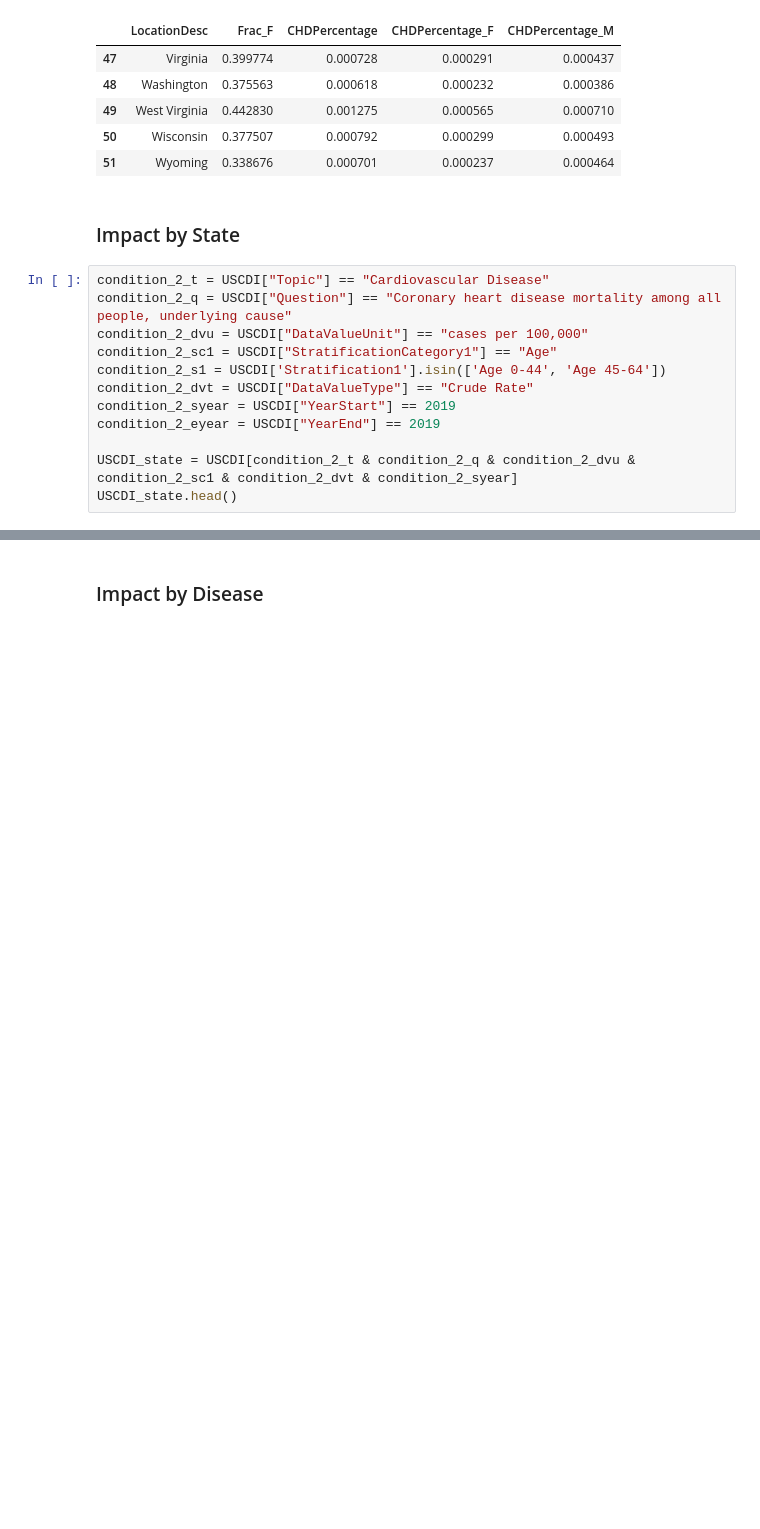
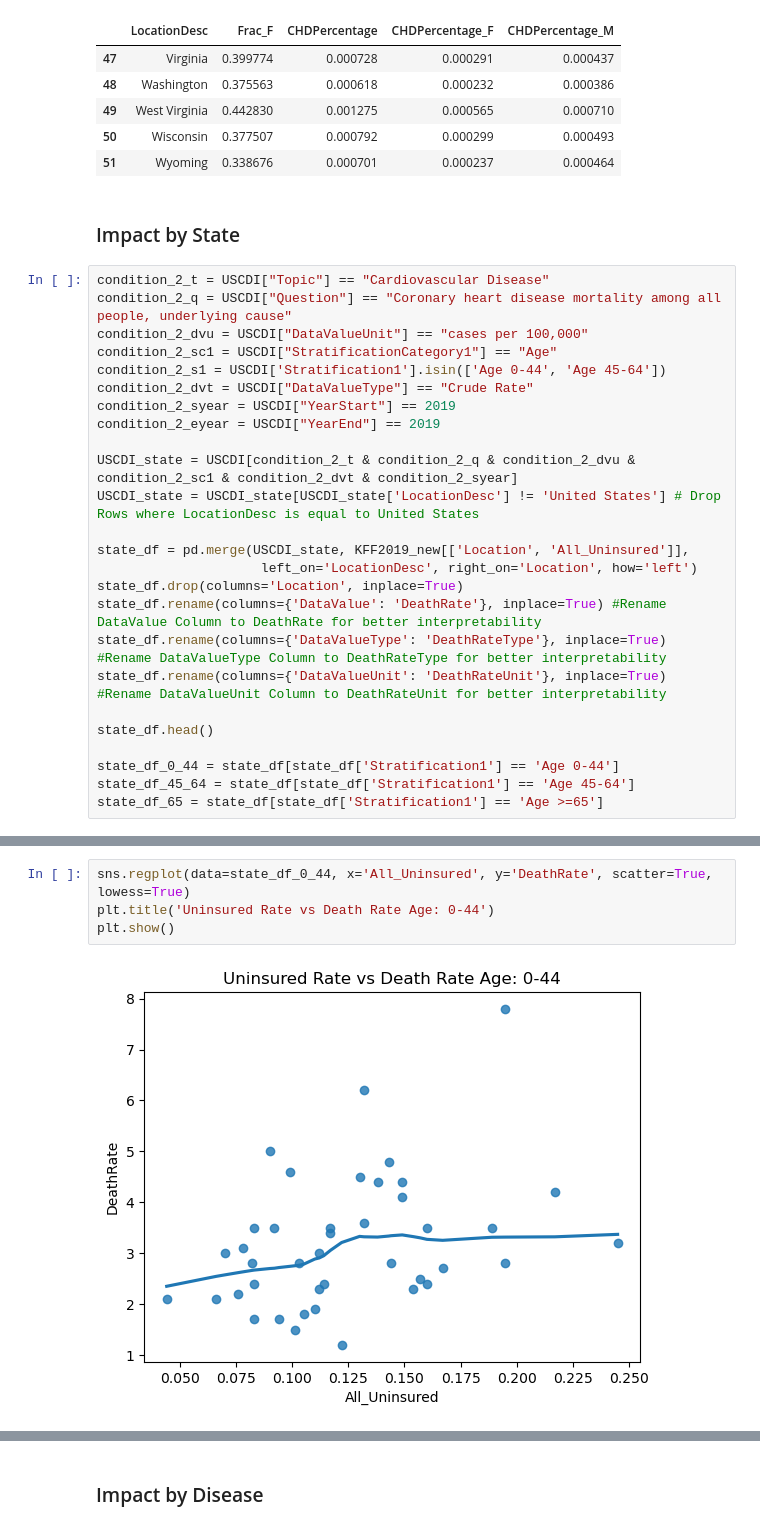
Before and after one commit to Nick-2003/cpsc368_knm_project, a Jupyter notebook: cpsc_368_project_knm.ipynb, the cells around one changed output, grey strips where cells are left out. Cells and saved outputs as stored; diff of their text form; blank space fills up the shorter version.

Commit message:
Impact by State
Behind by a couple of commits so please merge carefully

```diff
--- a/cpsc_368_project_knm.ipynb
+++ b/cpsc_368_project_knm.ipynb
@@ -156,4 +167,17 @@ condition_2_syear = USCDI["YearStart"] == 2019
 condition_2_eyear = USCDI["YearEnd"] == 2019
 
 USCDI_state = USCDI[condition_2_t & condition_2_q & condition_2_dvu & condition_2_sc1 & condition_2_dvt & condition_2_syear]
-USCDI_state.head()
+USCDI_state = USCDI_state[USCDI_state['LocationDesc'] != 'United States'] # Drop Rows where LocationDesc is equal to United States
+
+state_df = pd.merge(USCDI_state, KFF2019_new[['Location', 'All_Uninsured']],
+                     left_on='LocationDesc', right_on='Location', how='left')
+state_df.drop(columns='Location', inplace=True)
+state_df.rename(columns={'DataValue': 'DeathRate'}, inplace=True) #Rename DataValue Column to DeathRate for better interpretability
+state_df.rename(columns={'DataValueType': 'DeathRateType'}, inplace=True) #Rename DataValueType Column to DeathRateType for better interpretability
+state_df.rename(columns={'DataValueUnit': 'DeathRateUnit'}, inplace=True) #Rename DataValueUnit Column to DeathRateUnit for better interpretability
+
+state_df.head()
+
+state_df_0_44 = state_df[state_df['Stratification1'] == 'Age 0-44']
+state_df_45_64 = state_df[state_df['Stratification1'] == 'Age 45-64']
+state_df_65 = state_df[state_df['Stratification1'] == 'Age >=65']
@@ -166,0 +203,6 @@ USCDI_state.head()
+# %%
+sns.regplot(data=state_df_0_44, x='All_Uninsured', y='DeathRate', scatter=True, lowess=True)
+plt.title('Uninsured Rate vs Death Rate Age: 0-44')
+plt.show()
+# %% [output]
+[figure, added]
```
Also changed, not shown: parts of 30 cells of this notebook.
